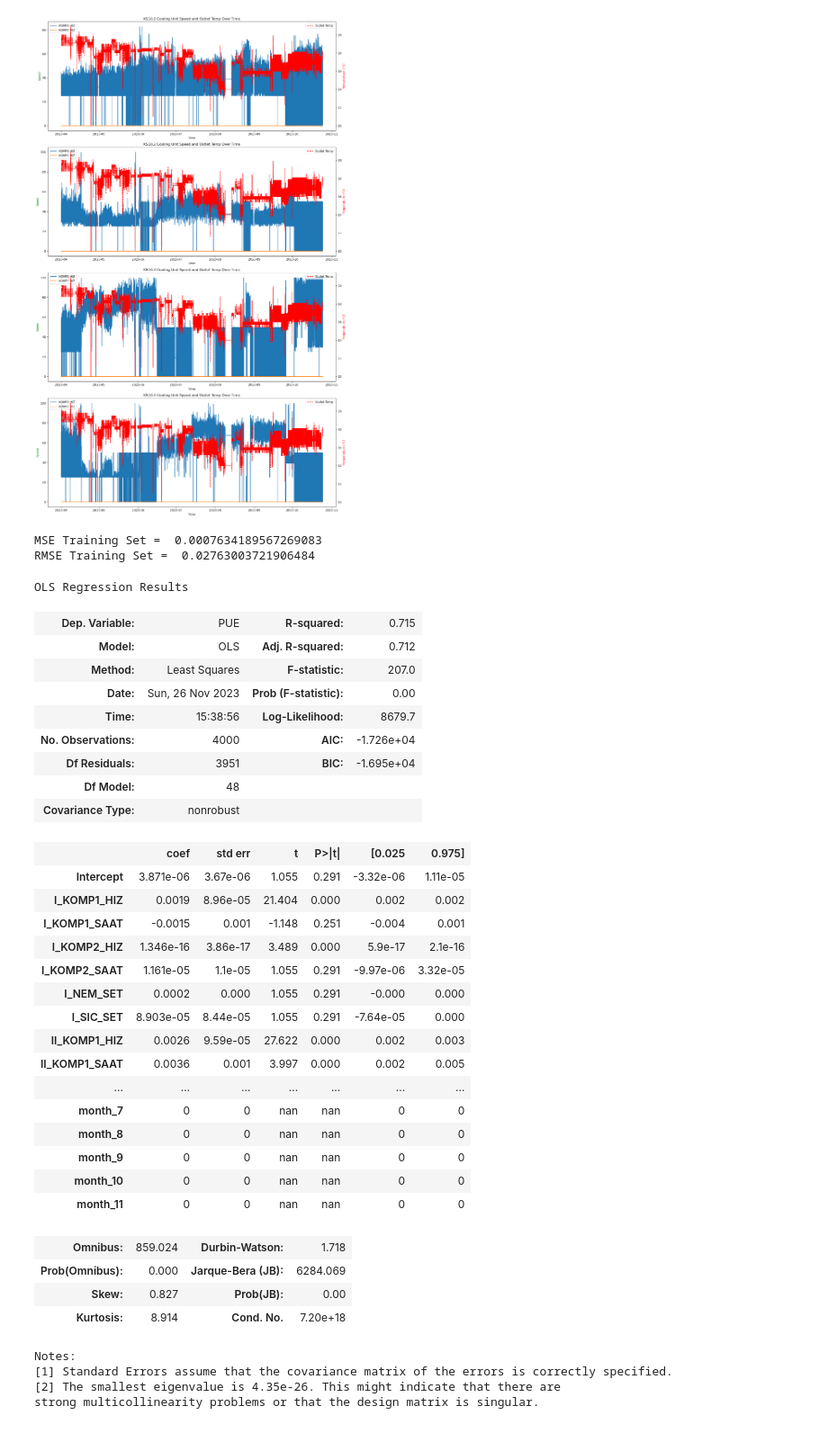
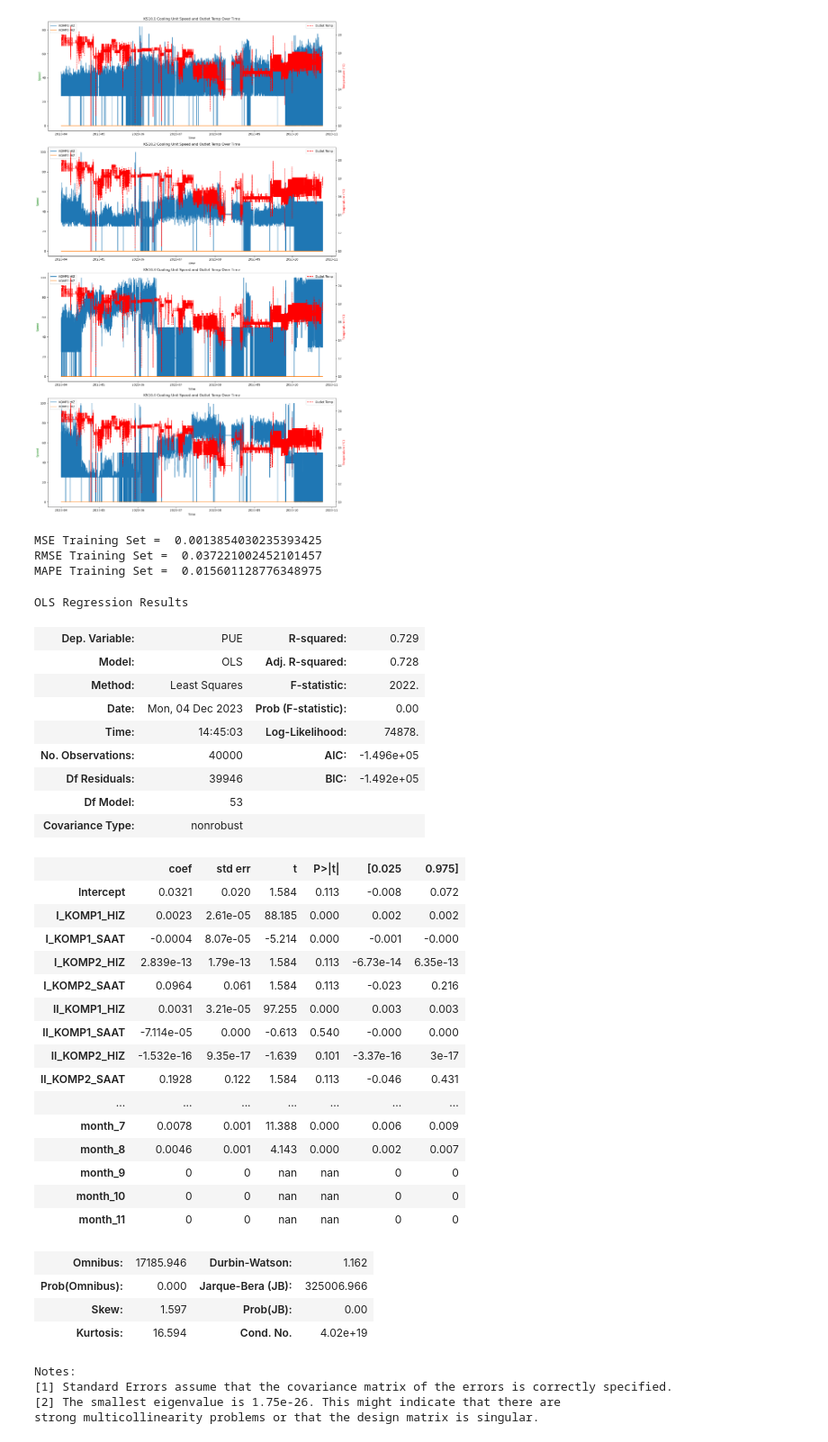
Before and after one commit to boraaktas/INDR491, a Jupyter notebook: jupyter/FINAL_DATA_GRAPHS.ipynb, the cells around one changed output. Shown at 90% size. Cells and saved outputs as stored; diff of their text form; code cells hidden in the pictures.

```diff
--- a/jupyter/FINAL_DATA_GRAPHS.ipynb
+++ b/jupyter/FINAL_DATA_GRAPHS.ipynb
@@ -3,7 +3,7 @@ import pandas as pd
 import os
 import matplotlib.pyplot as plt
 # %%
-DATA_FOLDER_PATH = os.getcwd() + '/data/KS VERI/'
+DATA_FOLDER_PATH = os.getcwd() + '/../data/KS VERI/'
 FILE_NAME = 'KS10_FINAL_DATA.csv'
 PATH = DATA_FOLDER_PATH + FILE_NAME
 FINAL_DF = pd.read_csv(PATH, header=0)
@@ -31,19 +61,19 @@ column_names = ['Timestamp', 'PUE',
 
                     'I_KOMP1_HIZ', 'I_KOMP1_SAAT',
                     'I_KOMP2_HIZ', 'I_KOMP2_SAAT',
-                    'I_NEM_SET','I_SIC_SET',
+                    #'I_NEM_SET','I_SIC_SET',
 
                     'II_KOMP1_HIZ', 'II_KOMP1_SAAT',
                     'II_KOMP2_HIZ', 'II_KOMP2_SAAT',
-                    'II_NEM_SET','II_SIC_SET',
+                    #'II_NEM_SET','II_SIC_SET',
 
                     'III_KOMP1_HIZ', 'III_KOMP1_SAAT',
                     'III_KOMP2_HIZ', 'III_KOMP2_SAAT',
-                    'III_NEM_SET','III_SIC_SET',
+                    #'III_NEM_SET','III_SIC_SET',
 
                     'IV_KOMP1_HIZ', 'IV_KOMP1_SAAT',
                     'IV_KOMP2_HIZ', 'IV_KOMP2_SAAT',
-                    'IV_NEM_SET',
+                    #'IV_NEM_SET',
 
                     'CH1_CIKIS_SIC',  'CH1_GIRIS_SIC',
                     'CH2_CIKIS_SIC', 'CH2_GIRIS_SIC',
@@ -223,49 +253,52 @@ from sklearn.pipeline import make_pipeline
 # %%
 independent_vars = column_names[2:]
 formula = 'PUE ~ ' + ' + '.join(independent_vars)
-lmindex = sm.OLS.from_formula(formula, FINAL_DF[:4000])
+lmindex = sm.OLS.from_formula(formula, FINAL_DF[:40000])
 resultindex_train = lmindex.fit()
 # Let's compute the MSE of the model
 residualstrain=np.array(resultindex_train.resid)
 msetrain = np.mean(np.square(residualstrain))
 rmsetrain= np.sqrt(msetrain)
+mapetrain = np.mean(np.abs(residualstrain)/FINAL_DF['PUE'][:40000])
 print('MSE Training Set = ' , msetrain )
 print('RMSE Training Set = ', rmsetrain)
+print('MAPE Training Set = ', mapetrain)
 resultindex_train.summary()
 # %% [output]
-MSE Training Set =  0.0007634189567269083
-RMSE Training Set =  0.02763003721906484
+MSE Training Set =  0.0013854030235393425
+RMSE Training Set =  0.037221002452101457
+MAPE Training Set =  0.015601128776348975
 OLS Regression Results
-| Dep. Variable: | PUE | R-squared: | 0.715 |
-| Model: | OLS | Adj. R-squared: | 0.712 |
-| Method: | Least Squares | F-statistic: | 207.0 |
-| Date: | Sun, 26 Nov 2023 | Prob (F-statistic): | 0.00 |
-| Time: | 15:38:56 | Log-Likelihood: | 8679.7 |
-| No. Observations: | 4000 | AIC: | -1.726e+04 |
-| Df Residuals: | 3951 | BIC: | -1.695e+04 |
-| Df Model: | 48 |  |  |
+| Dep. Variable: | PUE | R-squared: | 0.729 |
+| Model: | OLS | Adj. R-squared: | 0.728 |
+| Method: | Least Squares | F-statistic: | 2022. |
+| Date: | Mon, 04 Dec 2023 | Prob (F-statistic): | 0.00 |
+| Time: | 14:45:03 | Log-Likelihood: | 74878. |
+| No. Observations: | 40000 | AIC: | -1.496e+05 |
+| Df Residuals: | 39946 | BIC: | -1.492e+05 |
+| Df Model: | 53 |  |  |
 | Covariance Type: | nonrobust |  |  |
 |  | coef | std err | t | P>|t| | [0.025 | 0.975] |
-| Intercept | 3.871e-06 | 3.67e-06 | 1.055 | 0.291 | -3.32e-06 | 1.11e-05 |
-| I_KOMP1_HIZ | 0.0019 | 8.96e-05 | 21.404 | 0.000 | 0.002 | 0.002 |
-| I_KOMP1_SAAT | -0.0015 | 0.001 | -1.148 | 0.251 | -0.004 | 0.001 |
-| I_KOMP2_HIZ | 1.346e-16 | 3.86e-17 | 3.489 | 0.000 | 5.9e-17 | 2.1e-16 |
-| I_KOMP2_SAAT | 1.161e-05 | 1.1e-05 | 1.055 | 0.291 | -9.97e-06 | 3.32e-05 |
-| I_NEM_SET | 0.0002 | 0.000 | 1.055 | 0.291 | -0.000 | 0.000 |
-| I_SIC_SET | 8.903e-05 | 8.44e-05 | 1.055 | 0.291 | -7.64e-05 | 0.000 |
-| II_KOMP1_HIZ | 0.0026 | 9.59e-05 | 27.622 | 0.000 | 0.002 | 0.003 |
-| II_KOMP1_SAAT | 0.0036 | 0.001 | 3.997 | 0.000 | 0.002 | 0.005 |
+| Intercept | 0.0321 | 0.020 | 1.584 | 0.113 | -0.008 | 0.072 |
+| I_KOMP1_HIZ | 0.0023 | 2.61e-05 | 88.185 | 0.000 | 0.002 | 0.002 |
+| I_KOMP1_SAAT | -0.0004 | 8.07e-05 | -5.214 | 0.000 | -0.001 | -0.000 |
+| I_KOMP2_HIZ | 2.839e-13 | 1.79e-13 | 1.584 | 0.113 | -6.73e-14 | 6.35e-13 |
+| I_KOMP2_SAAT | 0.0964 | 0.061 | 1.584 | 0.113 | -0.023 | 0.216 |
+| II_KOMP1_HIZ | 0.0031 | 3.21e-05 | 97.255 | 0.000 | 0.003 | 0.003 |
+| II_KOMP1_SAAT | -7.114e-05 | 0.000 | -0.613 | 0.540 | -0.000 | 0.000 |
+| II_KOMP2_HIZ | -1.532e-16 | 9.35e-17 | -1.639 | 0.101 | -3.37e-16 | 3e-17 |
+| II_KOMP2_SAAT | 0.1928 | 0.122 | 1.584 | 0.113 | -0.046 | 0.431 |
 | ... | ... | ... | ... | ... | ... | ... |
-| month_7 | 0 | 0 | nan | nan | 0 | 0 |
-| month_8 | 0 | 0 | nan | nan | 0 | 0 |
+| month_7 | 0.0078 | 0.001 | 11.388 | 0.000 | 0.006 | 0.009 |
+| month_8 | 0.0046 | 0.001 | 4.143 | 0.000 | 0.002 | 0.007 |
 | month_9 | 0 | 0 | nan | nan | 0 | 0 |
 | month_10 | 0 | 0 | nan | nan | 0 | 0 |
 | month_11 | 0 | 0 | nan | nan | 0 | 0 |
-| Omnibus: | 859.024 | Durbin-Watson: | 1.718 |
-| Prob(Omnibus): | 0.000 | Jarque-Bera (JB): | 6284.069 |
-| Skew: | 0.827 | Prob(JB): | 0.00 |
-| Kurtosis: | 8.914 | Cond. No. | 7.20e+18 |
+| Omnibus: | 17185.946 | Durbin-Watson: | 1.162 |
+| Prob(Omnibus): | 0.000 | Jarque-Bera (JB): | 325006.966 |
+| Skew: | 1.597 | Prob(JB): | 0.00 |
+| Kurtosis: | 16.594 | Cond. No. | 4.02e+19 |
 Notes:
 [1] Standard Errors assume that the covariance matrix of the errors is correctly specified.
-[2] The smallest eigenvalue is 4.35e-26. This might indicate that there are
+[2] The smallest eigenvalue is 1.75e-26. This might indicate that there are
 strong multicollinearity problems or that the design matrix is singular.
```
Also changed, not shown: parts of 4 cells of this notebook, 1 other file.
